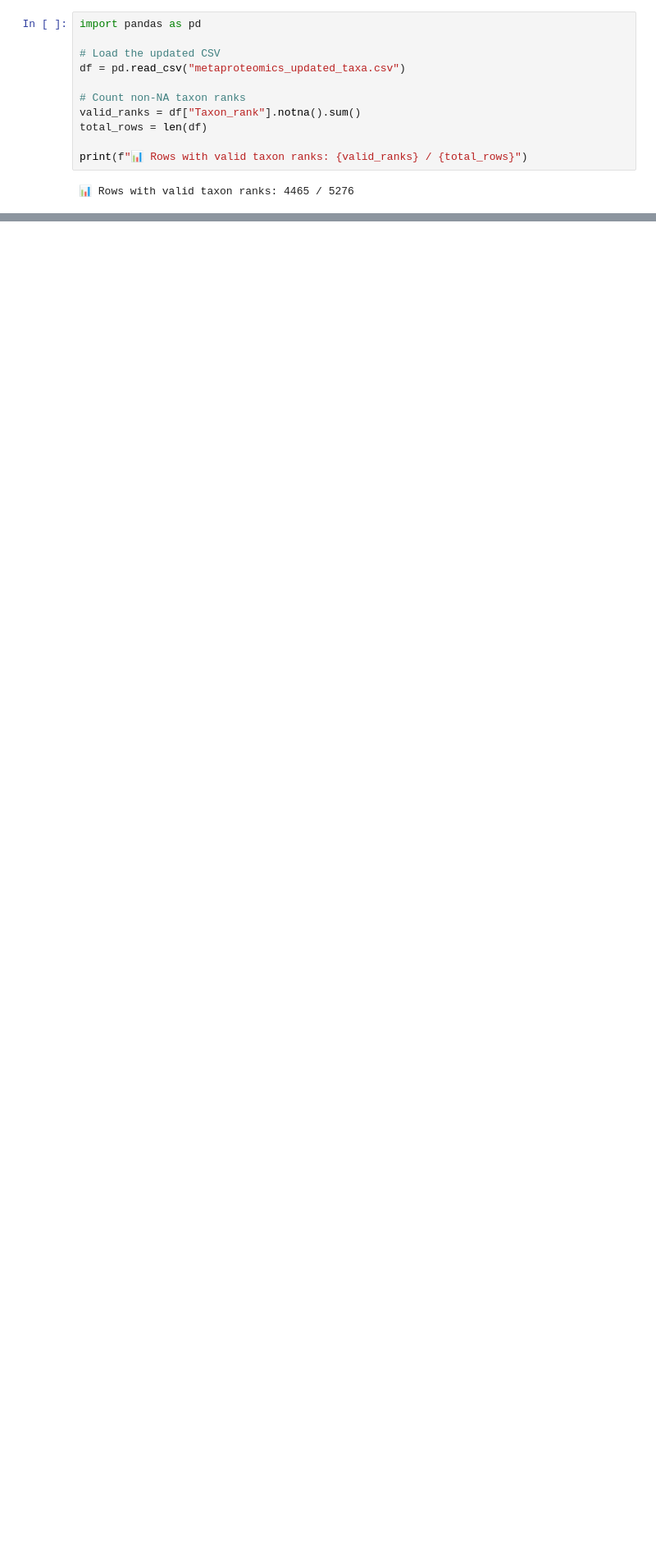
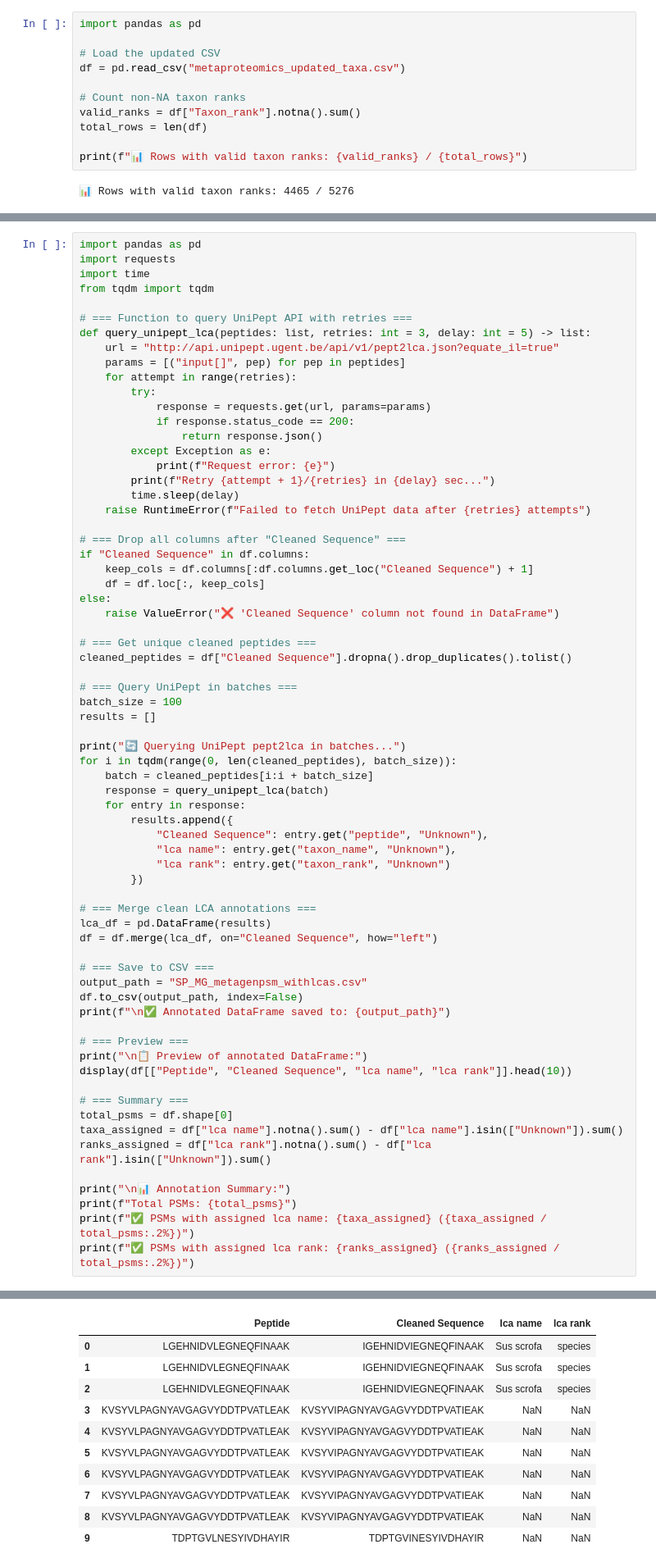
Before and after one commit to Asciilator/Peptide_identification_with_custom_database, a Jupyter notebook: db_results_analysis/metagenomicspsm_nolcagiven_analysis.ipynb, the cells around one changed output, grey strips where cells are left out. Shown: that part at 82% size. Drawn from its saved outputs; the diff is of its cells as text; blank space fills up the shorter version.

```diff
--- a/db_results_analysis/metagenomicspsm_nolcagiven_analysis.ipynb
+++ b/db_results_analysis/metagenomicspsm_nolcagiven_analysis.ipynb
@@ -395,0 +449,69 @@ plt.show()
+# %%
+import pandas as pd
+import requests
+import time
+from tqdm import tqdm
+
+# === Function to query UniPept API with retries ===
+def query_unipept_lca(peptides: list, retries: int = 3, delay: int = 5) -> list:
+    url = "http://api.unipept.ugent.be/api/v1/pept2lca.json?equate_il=true"
+    params = [("input[]", pep) for pep in peptides]
+    for attempt in range(retries):
+        try:
+            response = requests.get(url, params=params)
+            if response.status_code == 200:
+                return response.json()
+        except Exception as e:
+            print(f"Request error: {e}")
+        print(f"Retry {attempt + 1}/{retries} in {delay} sec...")
+        time.sleep(delay)
+    raise RuntimeError(f"Failed to fetch UniPept data after {retries} attempts")
+
+# === Drop all columns after "Cleaned Sequence" ===
+if "Cleaned Sequence" in df.columns:
+    keep_cols = df.columns[:df.columns.get_loc("Cleaned Sequence") + 1]
+    df = df.loc[:, keep_cols]
+else:
+    raise ValueError("❌ 'Cleaned Sequence' column not found in DataFrame")
+
+# === Get unique cleaned peptides ===
+cleaned_peptides = df["Cleaned Sequence"].dropna().drop_duplicates().tolist()
+
+# === Query UniPept in batches ===
+batch_size = 100
+results = []
+
+print("🔄 Querying UniPept pept2lca in batches...")
+for i in tqdm(range(0, len(cleaned_peptides), batch_size)):
+    batch = cleaned_peptides[i:i + batch_size]
+    response = query_unipept_lca(batch)
+    for entry in response:
+        results.append({
+            "Cleaned Sequence": entry.get("peptide", "Unknown"),
+            "lca name": entry.get("taxon_name", "Unknown"),
+            "lca rank": entry.get("taxon_rank", "Unknown")
+        })
+
+# === Merge clean LCA annotations ===
+lca_df = pd.DataFrame(results)
+df = df.merge(lca_df, on="Cleaned Sequence", how="left")
+
+# === Save to CSV ===
+output_path = "SP_MG_metagenpsm_withlcas.csv"
+df.to_csv(output_path, index=False)
+print(f"\n✅ Annotated DataFrame saved to: {output_path}")
+
+# === Preview ===
+print("\n📋 Preview of annotated DataFrame:")
+display(df[["Peptide", "Cleaned Sequence", "lca name", "lca rank"]].head(10))
+
+# === Summary ===
+total_psms = df.shape[0]
+taxa_assigned = df["lca name"].notna().sum() - df["lca name"].isin(["Unknown"]).sum()
+ranks_assigned = df["lca rank"].notna().sum() - df["lca rank"].isin(["Unknown"]).sum()
+
+print("\n📊 Annotation Summary:")
+print(f"Total PSMs: {total_psms}")
+print(f"✅ PSMs with assigned lca name: {taxa_assigned} ({taxa_assigned / total_psms:.2%})")
+print(f"✅ PSMs with assigned lca rank: {ranks_assigned} ({ranks_assigned / total_psms:.2%})")
+# %% [output]
@@ -395,0 +522,11 @@ plt.show()
+|  | Peptide | Cleaned Sequence | lca name | lca rank |
+| 0 | LGEHNIDVLEGNEQFINAAK | IGEHNIDVIEGNEQFINAAK | Sus scrofa | species |
+| 1 | LGEHNIDVLEGNEQFINAAK | IGEHNIDVIEGNEQFINAAK | Sus scrofa | species |
+| 2 | LGEHNIDVLEGNEQFINAAK | IGEHNIDVIEGNEQFINAAK | Sus scrofa | species |
+| 3 | KVSYVLPAGNYAVGAGVYDDTPVATLEAK | KVSYVIPAGNYAVGAGVYDDTPVATIEAK | NaN | NaN |
+| 4 | KVSYVLPAGNYAVGAGVYDDTPVATLEAK | KVSYVIPAGNYAVGAGVYDDTPVATIEAK | NaN | NaN |
+| 5 | KVSYVLPAGNYAVGAGVYDDTPVATLEAK | KVSYVIPAGNYAVGAGVYDDTPVATIEAK | NaN | NaN |
+| 6 | KVSYVLPAGNYAVGAGVYDDTPVATLEAK | KVSYVIPAGNYAVGAGVYDDTPVATIEAK | NaN | NaN |
+| 7 | KVSYVLPAGNYAVGAGVYDDTPVATLEAK | KVSYVIPAGNYAVGAGVYDDTPVATIEAK | NaN | NaN |
+| 8 | KVSYVLPAGNYAVGAGVYDDTPVATLEAK | KVSYVIPAGNYAVGAGVYDDTPVATIEAK | NaN | NaN |
+| 9 | TDPTGVLNESYIVDHAYIR | TDPTGVINESYIVDHAYIR | NaN | NaN |
```
Also changed, not shown: parts of 4 cells of this notebook.
